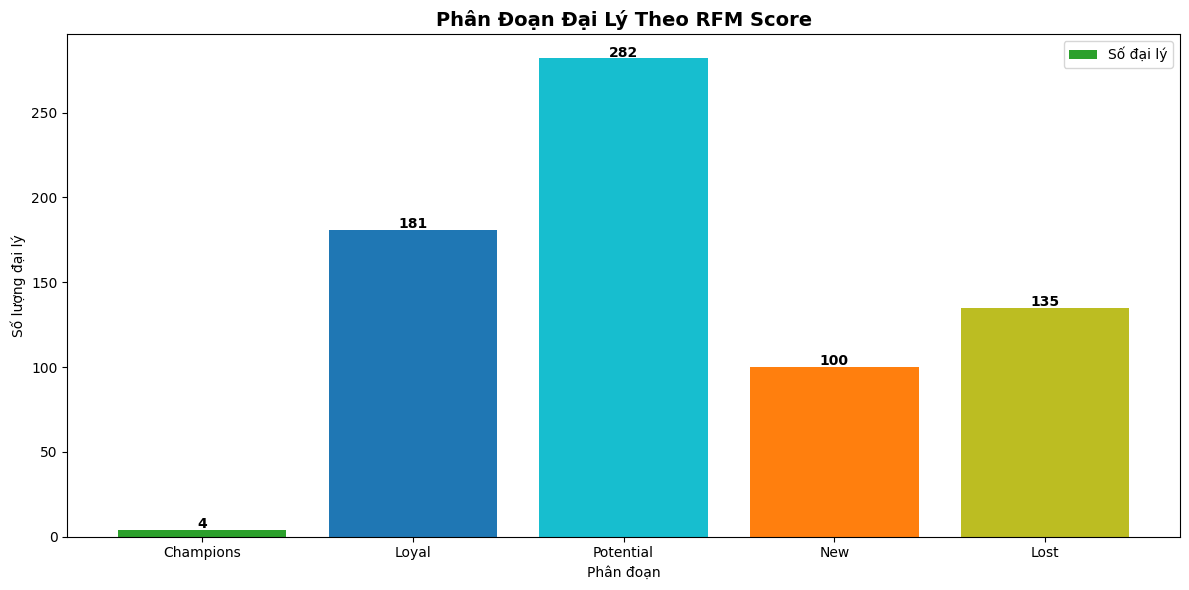
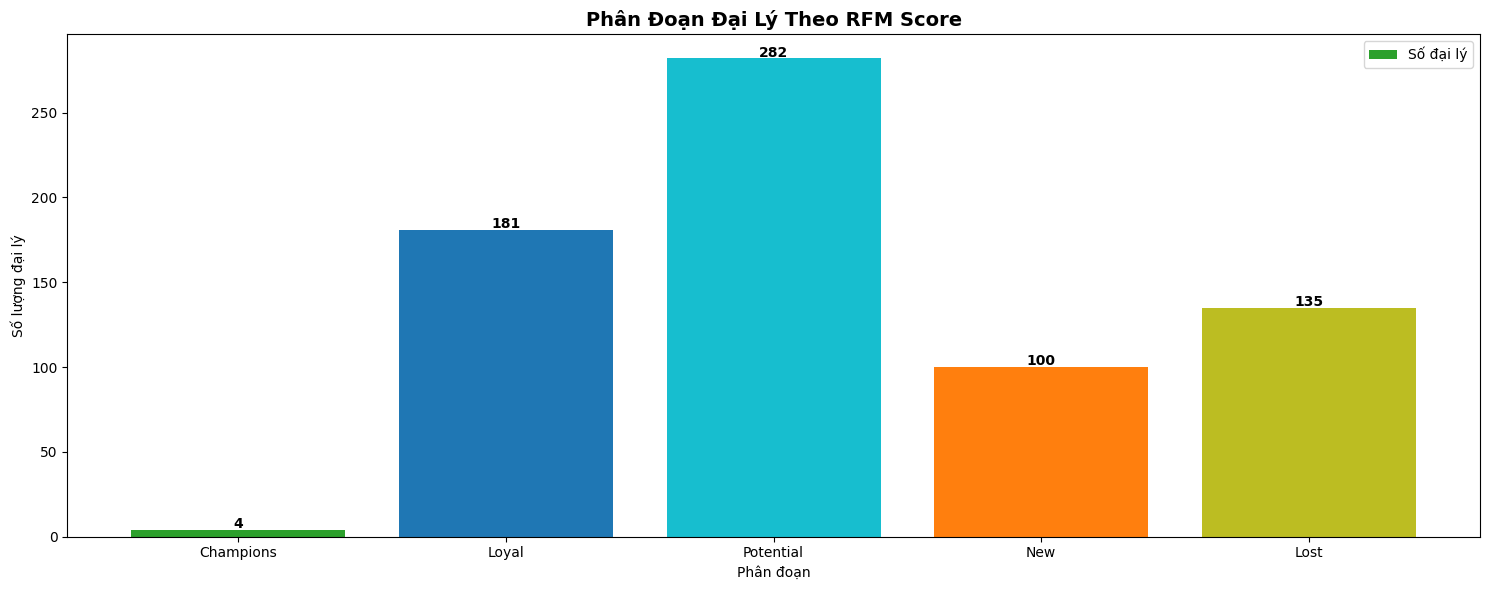
The change to this notebook cell's code, shown as a diff; its figure went from the first image to the second:
--- before
+++ after
@@ -3,5 +3,5 @@
 seg_plot = seg_counts.reindex([s for s in seg_order if s in seg_counts.index])
 
-fig, ax = plt.subplots(figsize=(12, 6))
+fig, ax = plt.subplots(figsize=(15, 6))
 bar_colors = ['C2','C0','C9','C1','C8','C3']
 ax.bar(seg_plot.index, seg_plot.values,

Commit: Rebuild 5 academic notebooks from 15 template repos Cloned all 15 repos (r01-r15), read each notebook structure, then adapted cell-by-cell without breaking template structure. Notebooks: - 00_eda.ipynb          (34 cells | r05+r13 templates | statsmodels decomp/ACF/PACF) - 01_q1_sales_forecast  (39 